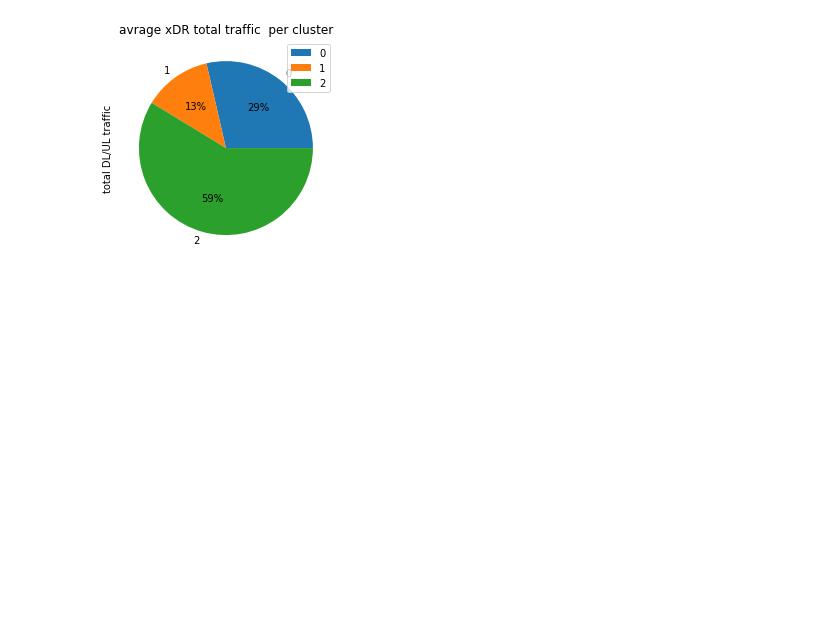
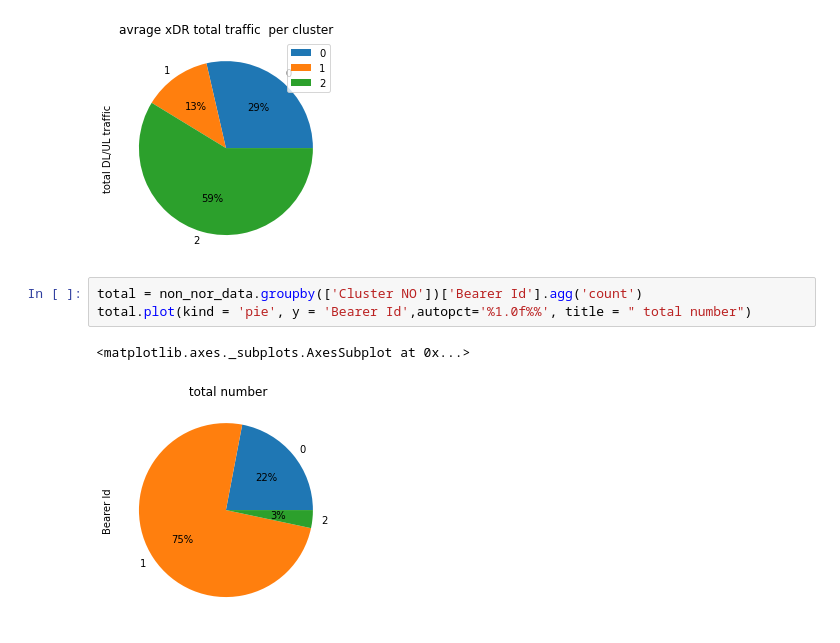
Before and after one commit to MohammedEsamaldin/week1_10academy, a Jupyter notebook: notebooks/User_Engagement_analysis.ipynb, the cells around one changed output. Saved outputs shown, nothing was run; the diff lists cells and outputs as text; blank space fills up the shorter version.

```diff
--- a/notebooks/User_Engagement_analysis.ipynb
+++ b/notebooks/User_Engagement_analysis.ipynb
@@ -353,3 +334,9 @@ cluster_avg.plot(kind = 'pie' , y= 'total DL/UL traffic',autopct='%1.0f%%',title
 [figure]
 [figure]
 [figure]
+# %%
+total = non_nor_data.groupby(['Cluster NO'])['Bearer Id'].agg('count')
+total.plot(kind = 'pie', y = 'Bearer Id',autopct='%1.0f%%', title = " total number")
+# %% [output]
+<matplotlib.axes._subplots.AxesSubplot at 0x...>
+[figure, added]
```
Also changed, not shown: parts of 13 cells of this notebook.
